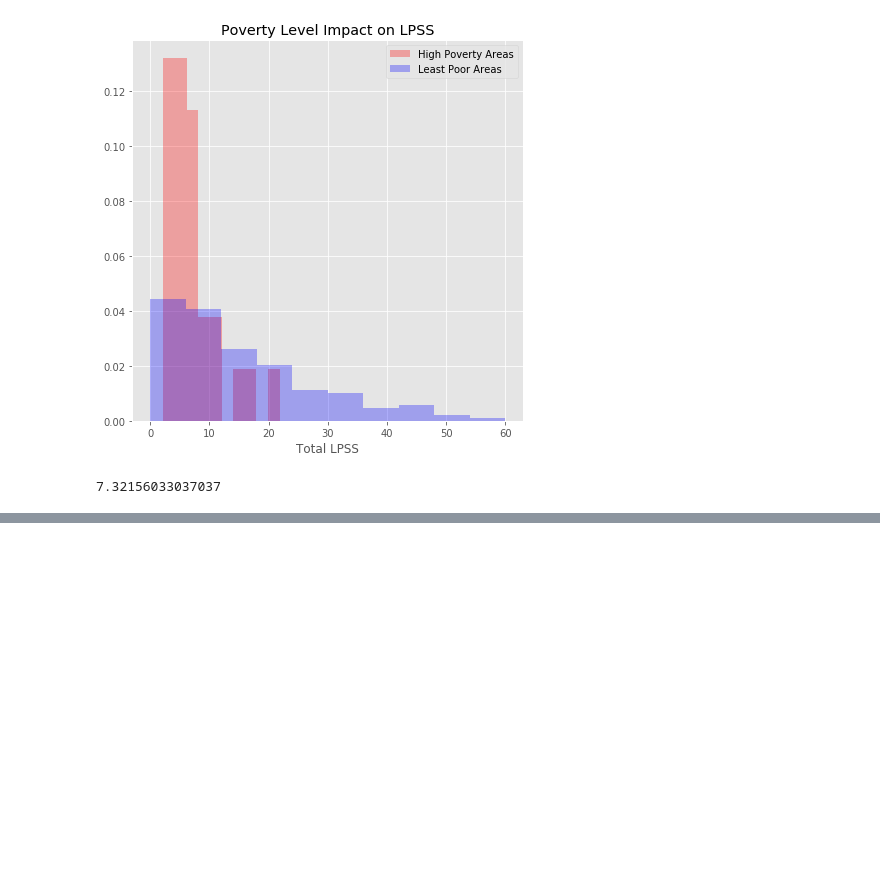
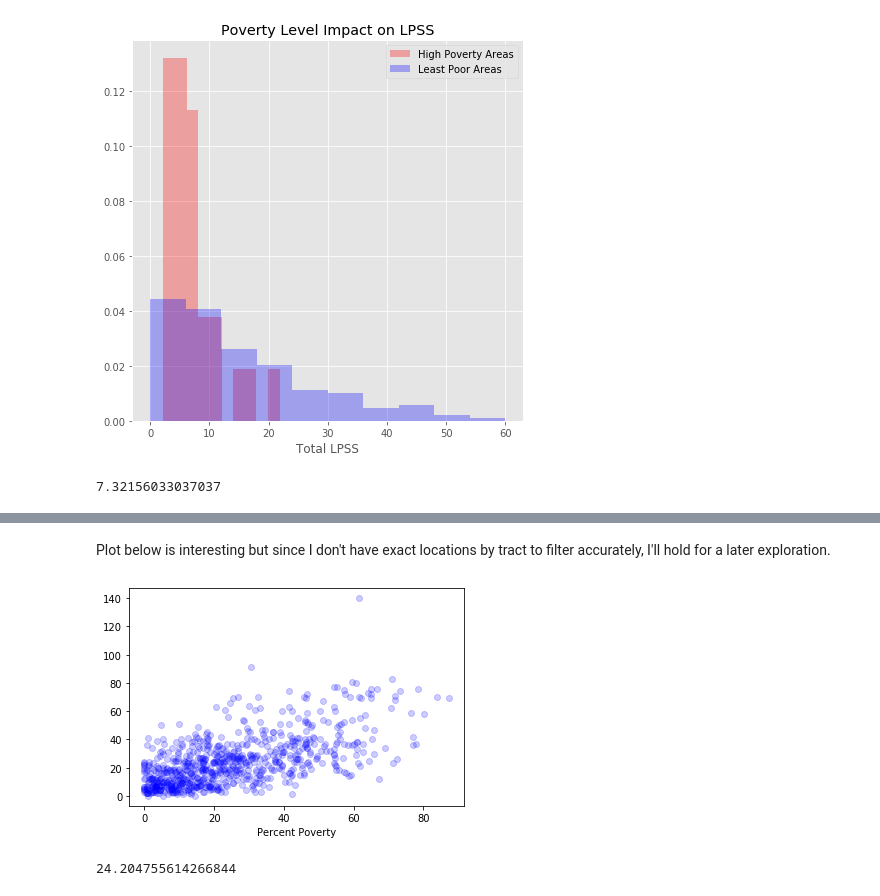
Before and after one commit to jamiewessels/Philly_Food_Access, a Jupyter notebook: notebooks/Exploratory_Data_Analysis.ipynb, the cells around one changed output, grey strips where cells are left out. Cells and saved outputs as stored; diff of their text form; code cells hidden in the pictures; blank space fills up the shorter version.

Commit message:
further exploration of census tract

```diff
--- a/notebooks/Exploratory_Data_Analysis.ipynb
+++ b/notebooks/Exploratory_Data_Analysis.ipynb
@@ -941,0 +946,4 @@ df.head()
+# %%
+exp = exp.drop('Unnamed: 0', axis = 1)
+# %%
+e = exp.merge(gdf, how = 'inner', left_on='geoid-tract', right_on = 'GEOID10')
@@ -941,0 +961,16 @@ df.head()
+# %%
+e['NAME10']= e['NAME10'].astype(float)
+# %%
+f = e[e['NAME10']>170]
+# %% [markdown]
+Plot below is interesting but since I don't have exact locations by tract to filter accurately, I'll hold for a later exploration.
+# %%
+fig, ax = plt.subplots()
+ax.scatter(f['pct_poverty'], f['tot_lpss'], alpha = 0.2, color = 'blue')
+ax.set_xlabel('Percent Poverty');
+# %% [output]
+[figure, added]
+# %%
+f['tot_lpss'].mean()
+# %% [output]
+24.204755614266844
```
Also changed, not shown: parts of 7 cells of this notebook.
